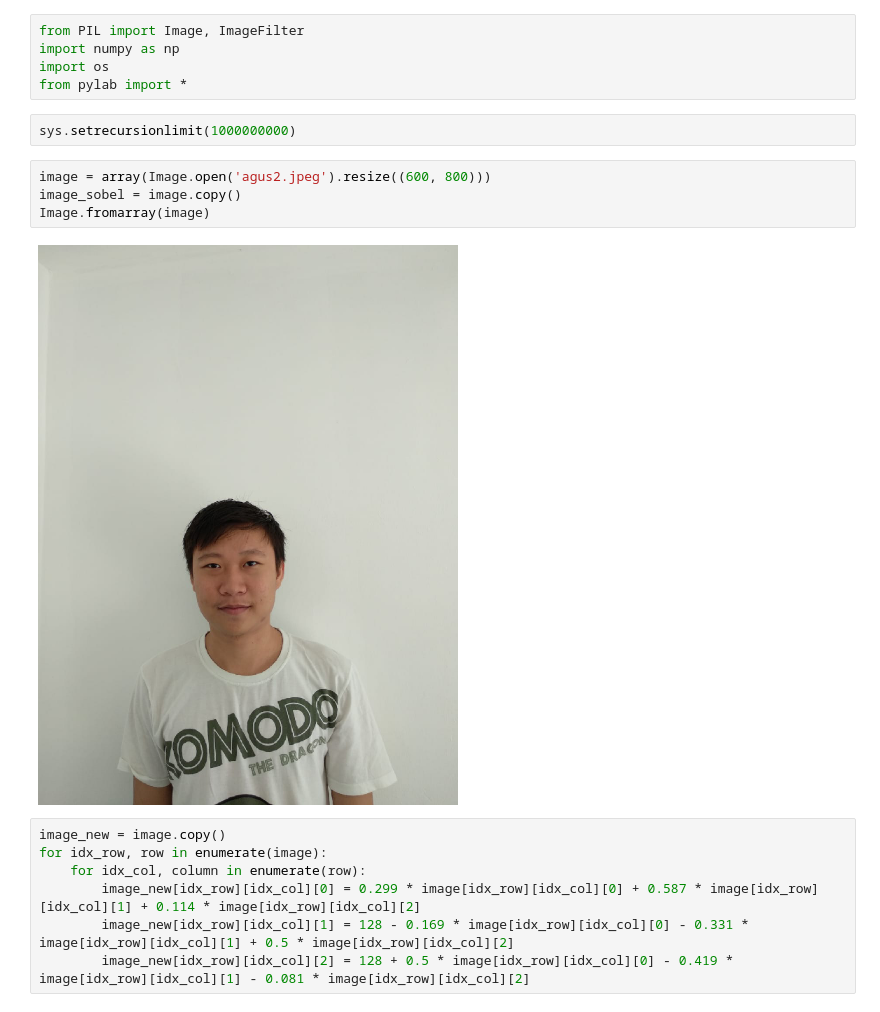
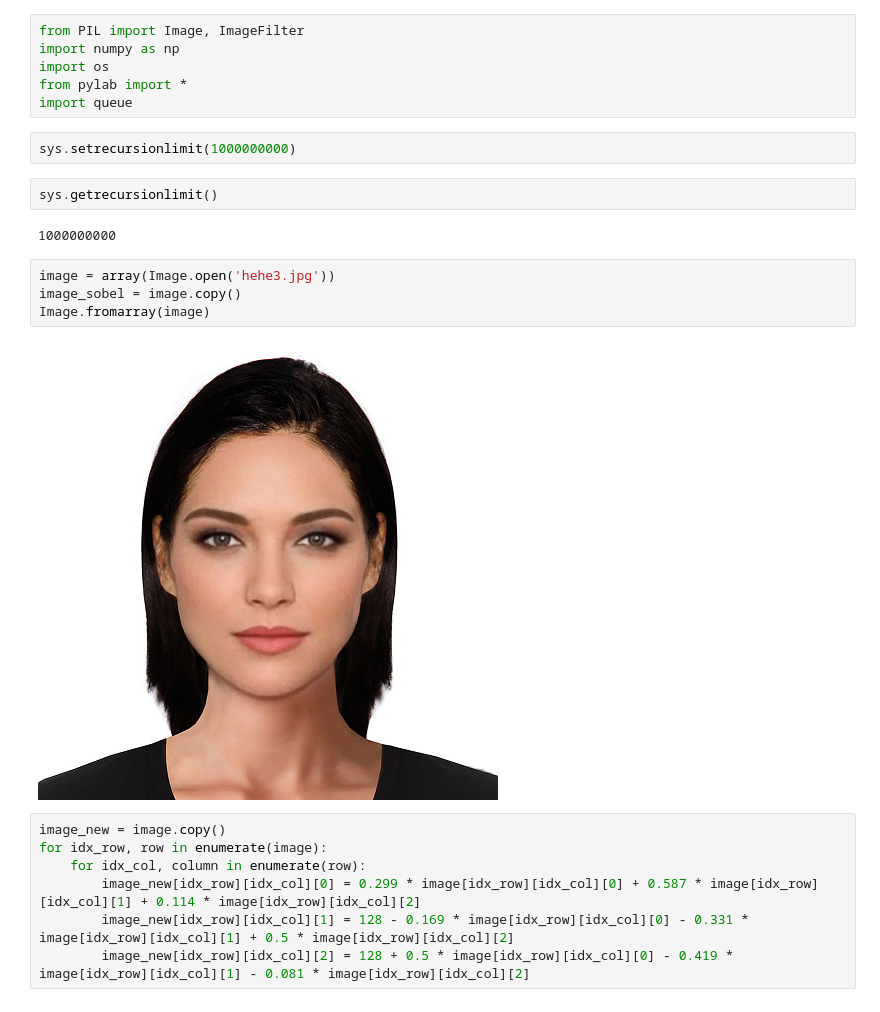
Before and after one commit to agusgun/IF4073-Pengcit, a Jupyter notebook: notebooks/Sobel.ipynb, the cells around one changed output. Saved outputs shown, nothing was run; the diff lists cells and outputs as text.

```diff
--- a/notebooks/Sobel.ipynb
+++ b/notebooks/Sobel.ipynb
@@ -3,14 +3,19 @@ from PIL import Image, ImageFilter
 import numpy as np
 import os
 from pylab import *
+import queue
 # %%
 sys.setrecursionlimit(1000000000)
+# %%
+sys.getrecursionlimit()
+# %% [output]
+1000000000
 # %%
-image = array(Image.open('agus2.jpeg').resize((600, 800)))
+image = array(Image.open('hehe3.jpg'))
 image_sobel = image.copy()
 Image.fromarray(image)
 # %% [output]
-[figure, old version]
+[figure, new version]
 # %%
 image_new = image.copy()
 for idx_row, row in enumerate(image):
```
Also changed, not shown: parts of 61 cells of this notebook.
